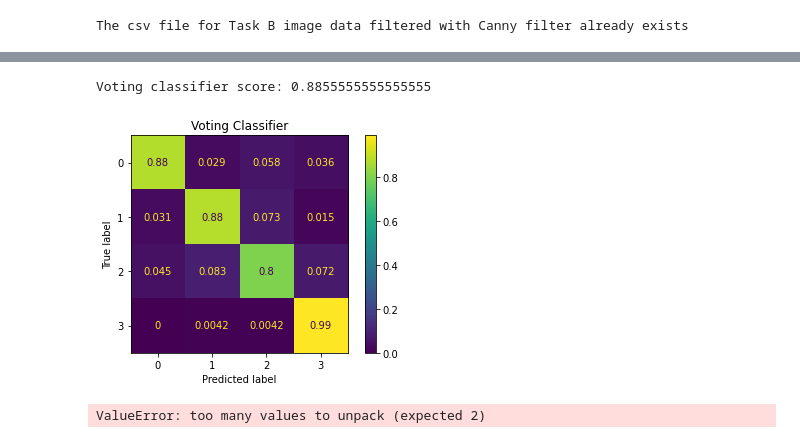
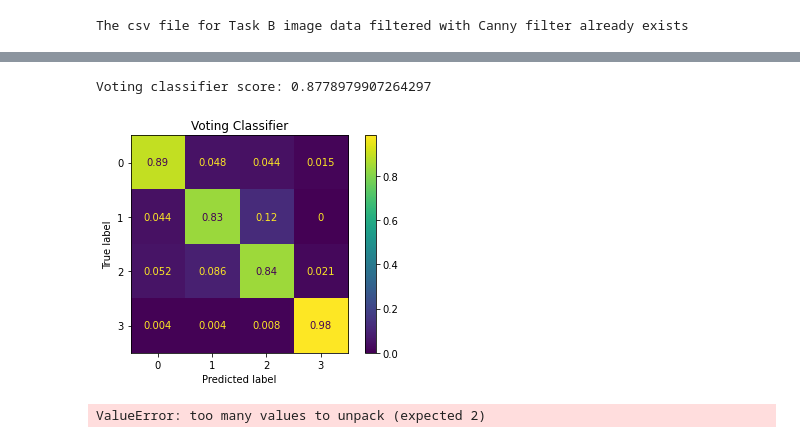
Before and after one commit to tanpinray/AMLS_22-21_SN18100138, a Jupyter notebook: Task_B.ipynb, the cells around one changed output, grey strips where cells are left out. Cells and saved outputs as stored; diff of their text form; code cells hidden in the pictures.

```diff
--- a/Task_B.ipynb
+++ b/Task_B.ipynb
@@ -118,11 +118,10 @@ images_new = images + images_aug_noTumor + images_aug_glioma + images_aug_mening
 def extract_hog(images_pixelData):
     '''
     Inputs
-        data_path: Directory path to images in dataset;
-        df: Label data.
+        images_pixelData: Dataset of image pixel data.
 
     Return
-       hog_features: A list of HOG features for each image
+       hog_features: A list of HOG features for each image.
     '''
     hog_features = []
     # for filename in df['file_name']:
@@ -136,6 +135,7 @@ def extract_hog(images_pixelData):
     #     hog_features.append(fd)
 
     for i in range(len(images_pixelData)):
+        # Extract Histogram of Oriented Gradients (HOG) for the image
         fd = hog(images_pixelData[i], orientations = 9, pixels_per_cell = (8, 8),
                             cells_per_block = (2, 2), visualize = False, block_norm='L2-Hys')
         hog_features.append(fd)
@@ -290,15 +285,15 @@ if feature == 'hog':
     label_taskB = pd.read_pickle("./dataset/label_taskB_hog.pkl")
 elif feature == 'lbp':
     # Doing classification with image LBP features
-    label_taskB = pd.read_csv("./dataset/label_taskB_lbp.csv")
+    label_taskB = pd.read_pickle("./dataset/label_taskB_lbp.pkl")
 elif feature == 'canny':
     # Doing classification with Canny filtered image data
-    label_taskB = pd.read_csv("./dataset/label_taskB_canny.csv")
+    label_taskB = pd.read_pickle("./dataset/label_taskB_canny.pkl")
 
 X = label_taskB.drop('num_label',axis=1) # All other features
 Y = label_taskB['num_label'] # numerical label/classes
 
-X_train, X_test, y_train, y_test = train_test_split(X, Y, test_size = 0.3, random_state = 3)
+X_train, X_test, y_train, y_test = train_test_split(X, Y, test_size = 0.3, random_state = 3, shuffle=True, stratify=Y)
 #test_size= should be between 0.0 and 1.0 and represent the proportion of the dataset to include in the test split
 #everytime you run it without specifying random_state, you will get a different result, this is expected behavior
 #print (len(X_test), len(y_test))
@@ -455,33 +466,32 @@ SVM classifier score: 0.768160741885626
 # %%
-def voting(X_train, y_train, X_test, n_neighbours, n_trees):
+def voting(X_train, y_train, X_test):
     clf1 = svm.SVC(C=10, kernel='rbf', gamma=1e-4)
-    # clf2 = LogisticRegressionCV(cv=5, multi_class='multinomial', max_iter = 400, random_state=0)
-    clf2 = RandomForestClassifier(n_estimators=n_trees)
-    clf3 = KNeighborsClassifier(n_neighbors=1, leaf_size=10)
+    clf2 = RandomForestClassifier(n_estimators=300, criterion='entropy', max_features='sqrt')
+    clf3 = KNeighborsClassifier(n_neighbors=1, leaf_size=10, algorithm='ball_tree')
 
     eclf1 = VotingClassifier(estimators=[
         ('svc', clf1), ('rf', clf2), ('knn', clf3)], voting='hard')
     eclf1.fit(X_train, y_train)
 
     Y_pred = eclf1.predict(X_test)
 
     disp = metrics.ConfusionMatrixDisplay.from_estimator(
         eclf1,
         X_test,
         y_test,
         cmap='viridis',
         normalize='true'
     )
     disp.ax_.set_title('Voting Classifier')
 
     return Y_pred, disp
 
-Y_pred_voting, disp_voting = voting(X_train, y_train, X_test, 2, 150)
+Y_pred_voting, disp_voting = voting(X_train, y_train, X_test)
 score_voting = metrics.accuracy_score(y_test, Y_pred_voting)
 print('Voting classifier score:', score_voting)
 # %% [output]
-Voting classifier score: 0.8855555555555555
+Voting classifier score: 0.8778979907264297
-[figure, old version]
+[figure, new version]
 # %%
 def baggingClassifierML(X_train, y_train, X_test,k):
 
```
Also changed, not shown: parts of 8 cells of this notebook, 1 other file.
